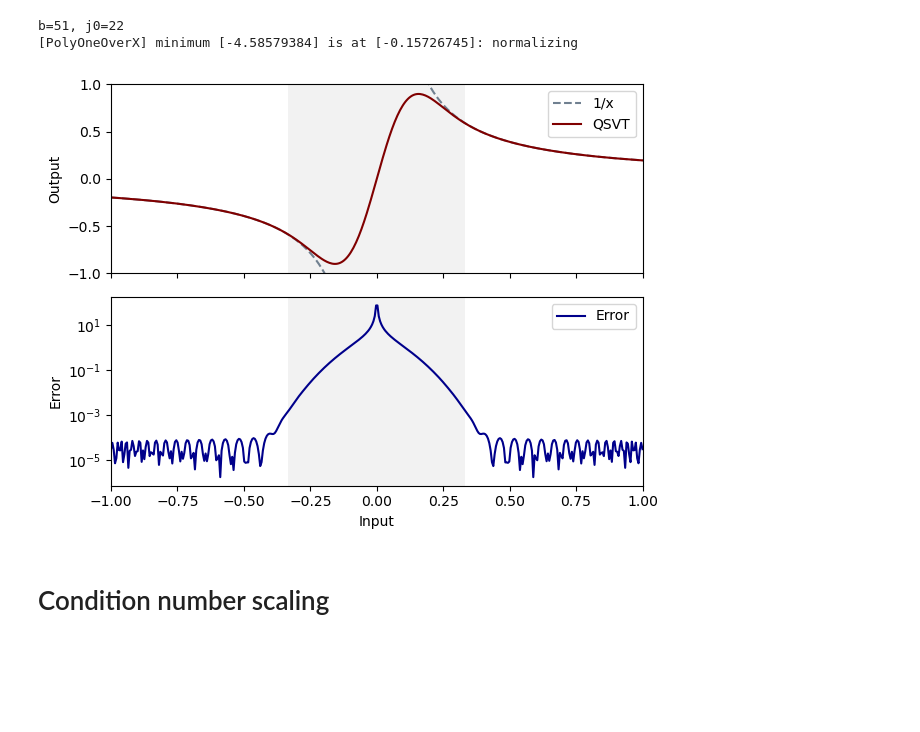
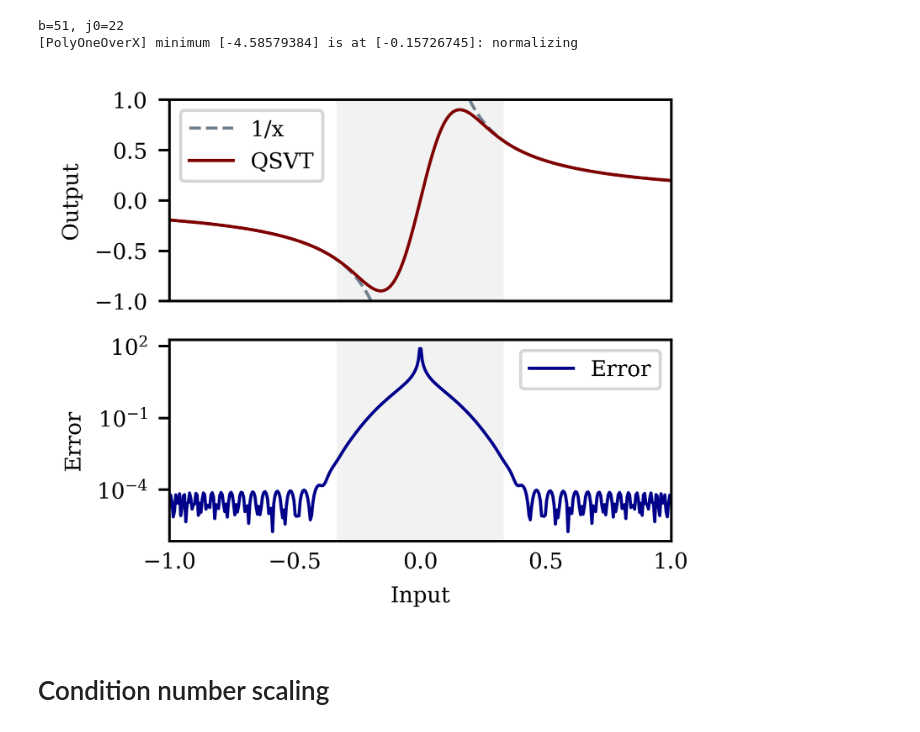
Before and after one commit to petr-ivashkov/quantech-swe-qlss, a Jupyter notebook: matrix_inversion_qsvt/plots.ipynb, the cells around one changed output. Drawn from its saved outputs; the diff is of its cells as text; code cells hidden in the pictures; blank space fills up the shorter version.

```diff
--- a/matrix_inversion_qsvt/plots.ipynb
+++ b/matrix_inversion_qsvt/plots.ipynb
@@ -7,6 +8,47 @@ from maxtrix_inversion_qsvt import MatrixInversionQSVT, QuantumSolverQSVT
 from helpers import *
 
 import matplotlib.pyplot as plt
+# %%
+plt.rcParams.update(
+    {
+        "xtick.direction": "in",
+        "ytick.direction": "out",
+        "ytick.right": False,
+        "xtick.top": False,
+        "ytick.left": True,
+        "xtick.bottom": False,
+        "figure.facecolor": "1",
+        "savefig.facecolor": "1",
+        "savefig.dpi": 600,
+        "figure.dpi": 600,
+        "savefig.bbox": "tight",
+        "font.size": 7,
+        "font.family": "serif",
+        "lines.markersize": 4,
+        "lines.linewidth": 1,
+        'axes.axisbelow' : True
+    }
+)
+
+# Define colors with names
+colors = {
+    "red": "#D22B2B",
+    "blue": "#377eb8",
+    "green": "#4daf4a",
+    "purple": "#702963",
+    "orange": "#ff7f00",
+    "yellow": "#d1b43f",
+    "brown": "#a65628",
+    "pink": "#f781bf",
+    "grey": "#999999",
+    "dark grey": "#5b5b5b",
+    "black": "#000000",
+    "white": "#ffffff"
+}
+
+# Golden ratio
+figure_size_x = 6.0462
+figure_size_y = figure_size_x/1.618
 # %% [markdown]
 # Approximate polynomial
 # %%
@@ -49,31 +91,33 @@ b=51, j0=22
 [PolyOneOverX] minimum [-4.58579384] is at [-0.15726745]: normalizing
 # %%
 # Define the figure and axes
-fig, axs = plt.subplots(2, 1, sharex=True)
+fig, axs = plt.subplots(2, 1, sharex=True, figsize=(figure_size_x/2, figure_size_y/1.5))
 
 # First plot
 axs[0].plot(D_min, ideal_fun(D_min), '--', color='slategrey', label='1/x')
 axs[0].plot(D_plus, ideal_fun(D_plus), '--', color='slategrey')
 axs[0].plot(full_range, re_vals, color='maroon', label='QSVT')
 axs[0].set_xlim([-1, 1])
 axs[0].set_ylim([-1, 1])
 axs[0].set_ylabel('Output')
 axs[0].axvspan(-1.0/kappa, 1/kappa, alpha=0.1, color='gray', lw=0)
 axs[0].legend()
 
 # Second plot
 error = np.abs(ideal_fun(full_range) - re_vals)
 axs[1].plot(full_range, error, color='darkblue', label='Error')
 axs[1].set_yscale('log')
 axs[1].set_xlabel('Input')
 axs[1].set_ylabel('Error')
 axs[1].axvspan(-1.0/kappa, 1/kappa, alpha=0.1, color='gray', lw=0)
 axs[1].legend()
 
 # Adjust layout and display
 plt.tight_layout()
 plt.show()
+
+fig.savefig("qsvt_plot.png", dpi=600)
 # %% [output]
-[figure, old version]
+[figure, new version]
 # %% [markdown]
 # Condition number scaling
```
Also changed, not shown: parts of 9 cells of this notebook, 8 other files.
